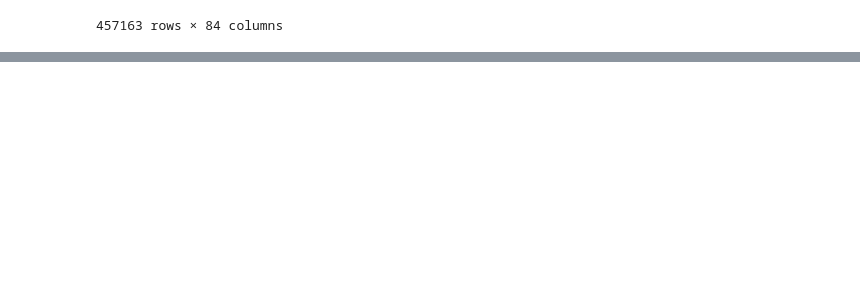
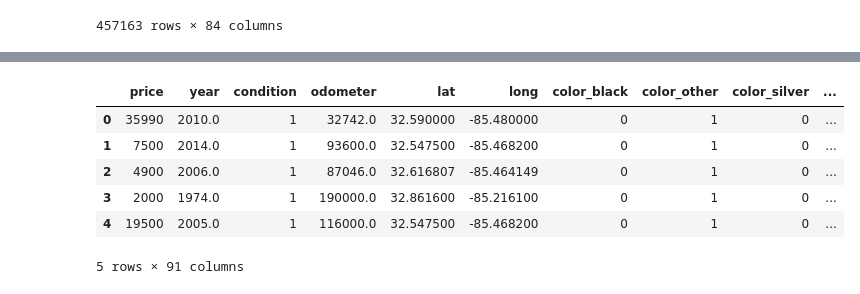
Before and after one commit to ixiaopan/GroupWork, a Jupyter notebook: DataMining/diego testing.ipynb, the cells around one changed output, grey strips where cells are left out. Cells and saved outputs as stored; diff of their text form; code cells hidden in the pictures; blank space fills up the shorter version.

```diff
--- a/DataMining/diego testing.ipynb
+++ b/DataMining/diego testing.ipynb
@@ -163,0 +171,10 @@ Cleaned !
+# %%
+df_processed.head()
+# %% [output]
+|  | price | year | condition | odometer | lat | long | color_black | color_other | color_silver | ... |
+| 0 | 35990 | 2010.0 | 1 | 32742.0 | 32.590000 | -85.480000 | 0 | 1 | 0 | ... |
+| 1 | 7500 | 2014.0 | 1 | 93600.0 | 32.547500 | -85.468200 | 0 | 1 | 0 | ... |
+| 2 | 4900 | 2006.0 | 1 | 87046.0 | 32.616807 | -85.464149 | 0 | 1 | 0 | ... |
+| 3 | 2000 | 1974.0 | 1 | 190000.0 | 32.861600 | -85.216100 | 0 | 1 | 0 | ... |
+| 4 | 19500 | 2005.0 | 1 | 116000.0 | 32.547500 | -85.468200 | 0 | 1 | 0 | ... |
+5 rows × 91 columns
```
Also changed, not shown: parts of 30 cells of this notebook.
